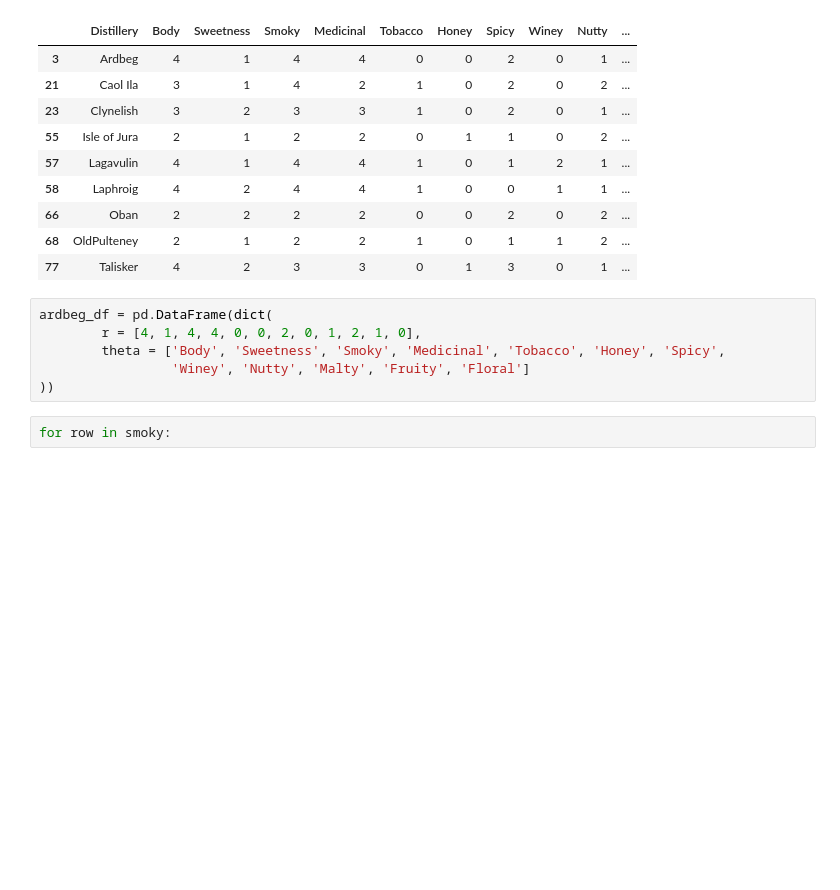
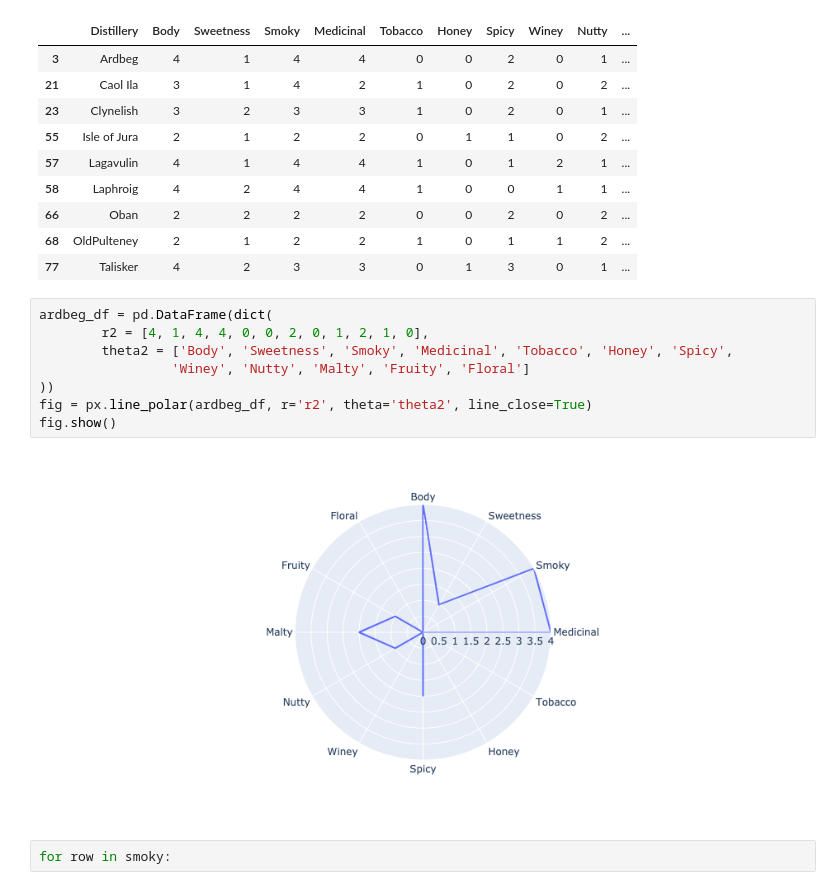
Before and after one commit to melissammcmillan/Scotch_Recommender, a Jupyter notebook: code/03_Prep_for_App.ipynb, the cells around one changed output. Saved outputs shown, nothing was run; the diff lists cells and outputs as text; blank space fills up the shorter version.

```diff
--- a/code/03_Prep_for_App.ipynb
+++ b/code/03_Prep_for_App.ipynb
@@ -66,10 +66,14 @@ smoky
 | 77 | Talisker | 4 | 2 | 3 | 3 | 0 | 1 | 3 | 0 | 1 | ... |
 # %%
 ardbeg_df = pd.DataFrame(dict(
-        r = [4, 1, 4, 4, 0, 0, 2, 0, 1, 2, 1, 0],
-        theta = ['Body', 'Sweetness', 'Smoky', 'Medicinal', 'Tobacco', 'Honey', 'Spicy',
+        r2 = [4, 1, 4, 4, 0, 0, 2, 0, 1, 2, 1, 0],
+        theta2 = ['Body', 'Sweetness', 'Smoky', 'Medicinal', 'Tobacco', 'Honey', 'Spicy',
                  'Winey', 'Nutty', 'Malty', 'Fruity', 'Floral']
 ))
+fig = px.line_polar(ardbeg_df, r='r2', theta='theta2', line_close=True)
+fig.show()
+# %% [output]
+[figure, added]
 # %%
 for row in smoky:
 # %% [output]
```
Also changed, not shown: parts of 7 cells of this notebook.
